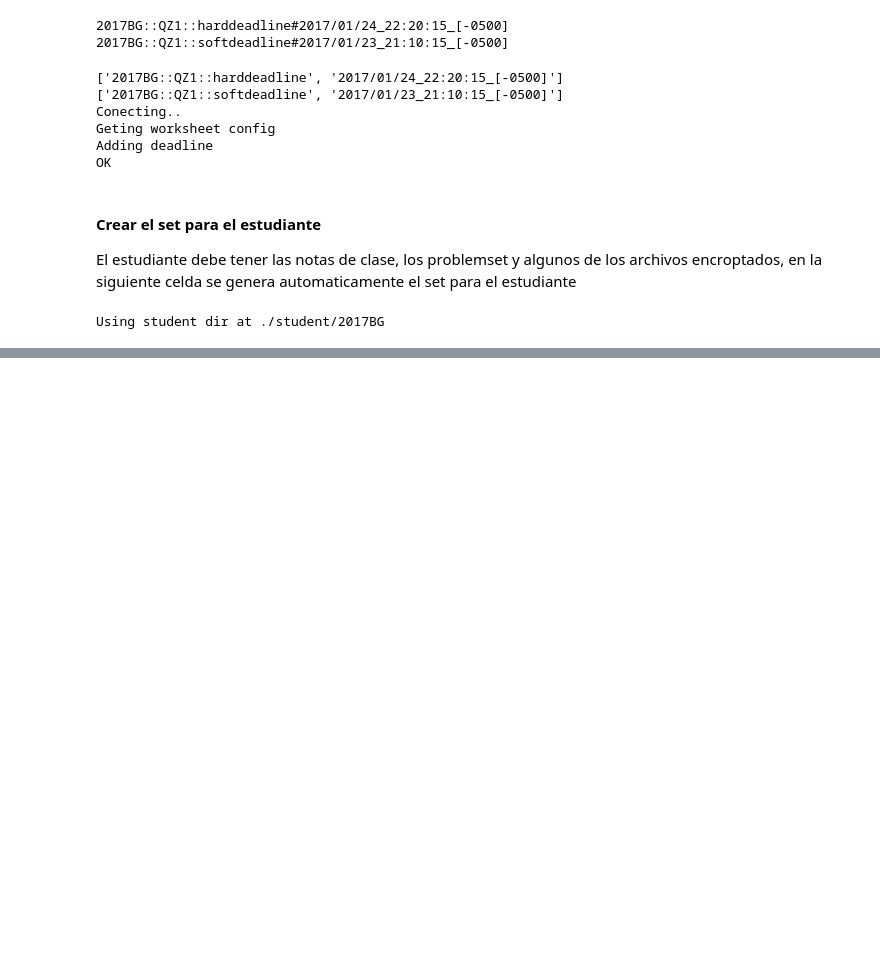
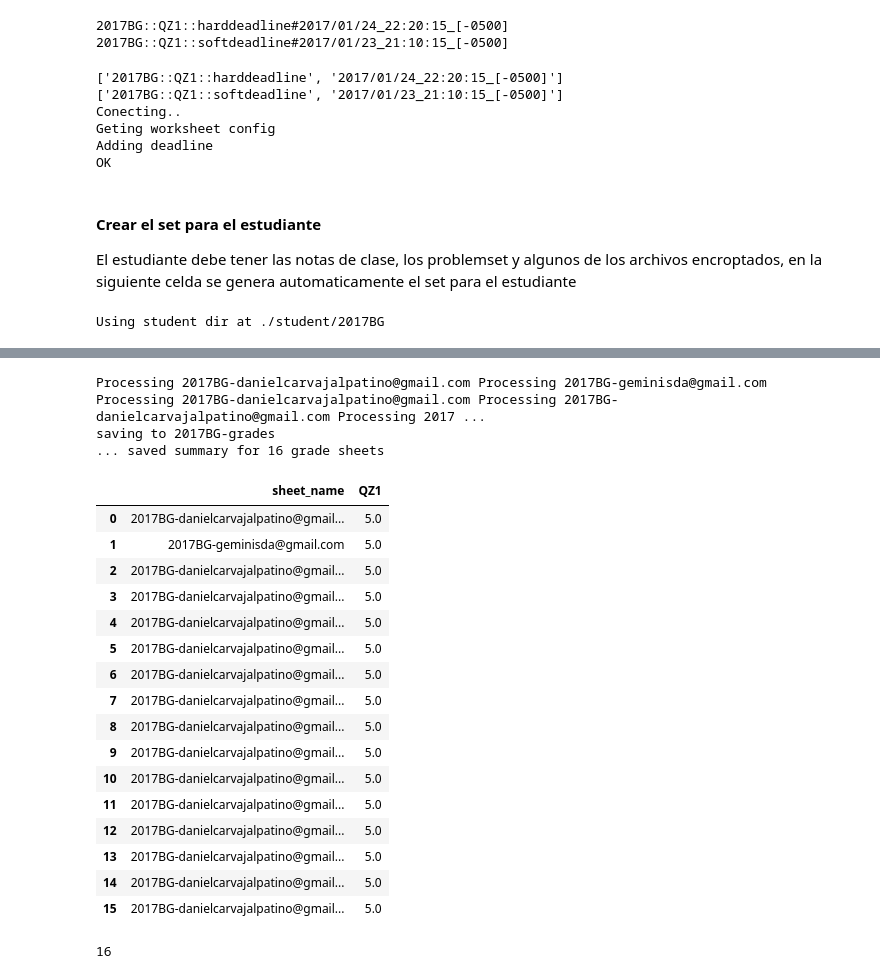
Before and after one commit to DaielChom/mooc-grader, a Jupyter notebook: mooc-grader-instructions.ipynb, the cells around one changed output, grey strips where cells are left out. Drawn from its saved outputs; the diff is of its cells as text; code cells hidden in the pictures; blank space fills up the shorter version.

Commit message:
GENERATE GRADE FINAL

```diff
--- a/mooc-grader-instructions.ipynb
+++ b/mooc-grader-instructions.ipynb
@@ -296,0 +410,2 @@ Using student dir at ./student/2017BG
+# %%
+BLOCKS = ['QUIZES'] #Ejemplo ['PROBLEM_SETS','QUIZES', 'MOOC']
@@ -296,0 +515,32 @@ Using student dir at ./student/2017BG
+# %%
+%run -i ./utils/rlxmooc.py
+class_grades = compute_all_grades(course)
+save_class_grades(course, class_grades)
+# %% [output]
+Processing 2017BG-danielcarvajalpatino@gmail.com Processing 2017BG-geminisda@gmail.com Processing 2017BG-danielcarvajalpatino@gmail.com Processing 2017BG-danielcarvajalpatino@gmail.com Processing 2017 ...
+saving to 2017BG-grades
+... saved summary for 16 grade sheets
+# %%
+class_grades[class_grades.QZ1!=0][["sheet_name", "QZ1"]]
+# %% [output]
+|  | sheet_name | QZ1 |
+| 0 | 2017BG-danielcarvajalpatino@gmail... | 5.0 |
+| 1 | 2017BG-geminisda@gmail.com | 5.0 |
+| 2 | 2017BG-danielcarvajalpatino@gmail... | 5.0 |
+| 3 | 2017BG-danielcarvajalpatino@gmail... | 5.0 |
+| 4 | 2017BG-danielcarvajalpatino@gmail... | 5.0 |
+| 5 | 2017BG-danielcarvajalpatino@gmail... | 5.0 |
+| 6 | 2017BG-danielcarvajalpatino@gmail... | 5.0 |
+| 7 | 2017BG-danielcarvajalpatino@gmail... | 5.0 |
+| 8 | 2017BG-danielcarvajalpatino@gmail... | 5.0 |
+| 9 | 2017BG-danielcarvajalpatino@gmail... | 5.0 |
+| 10 | 2017BG-danielcarvajalpatino@gmail... | 5.0 |
+| 11 | 2017BG-danielcarvajalpatino@gmail... | 5.0 |
+| 12 | 2017BG-danielcarvajalpatino@gmail... | 5.0 |
+| 13 | 2017BG-danielcarvajalpatino@gmail... | 5.0 |
+| 14 | 2017BG-danielcarvajalpatino@gmail... | 5.0 |
+| 15 | 2017BG-danielcarvajalpatino@gmail... | 5.0 |
+# %%
+sum(class_grades.QZ1!=0)
+# %% [output]
+16
```
Also changed, not shown: parts of 24 cells of this notebook, 2 other files.
